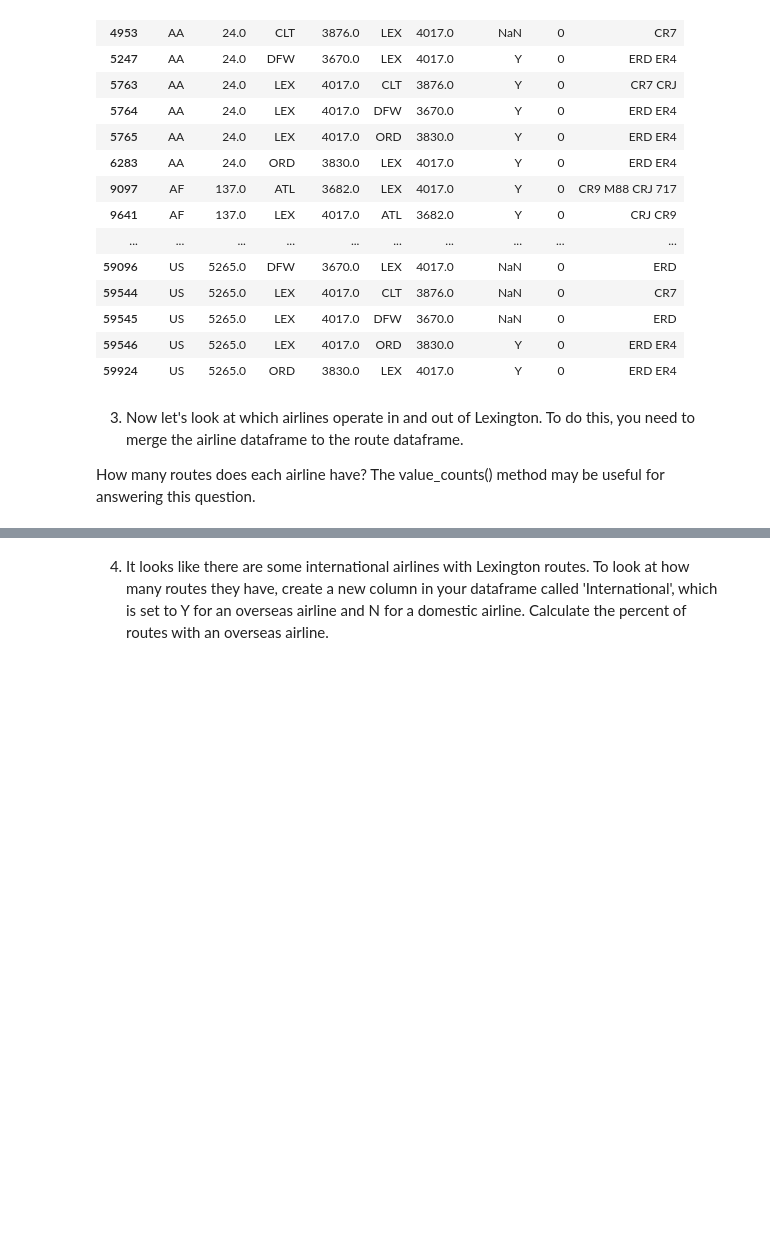
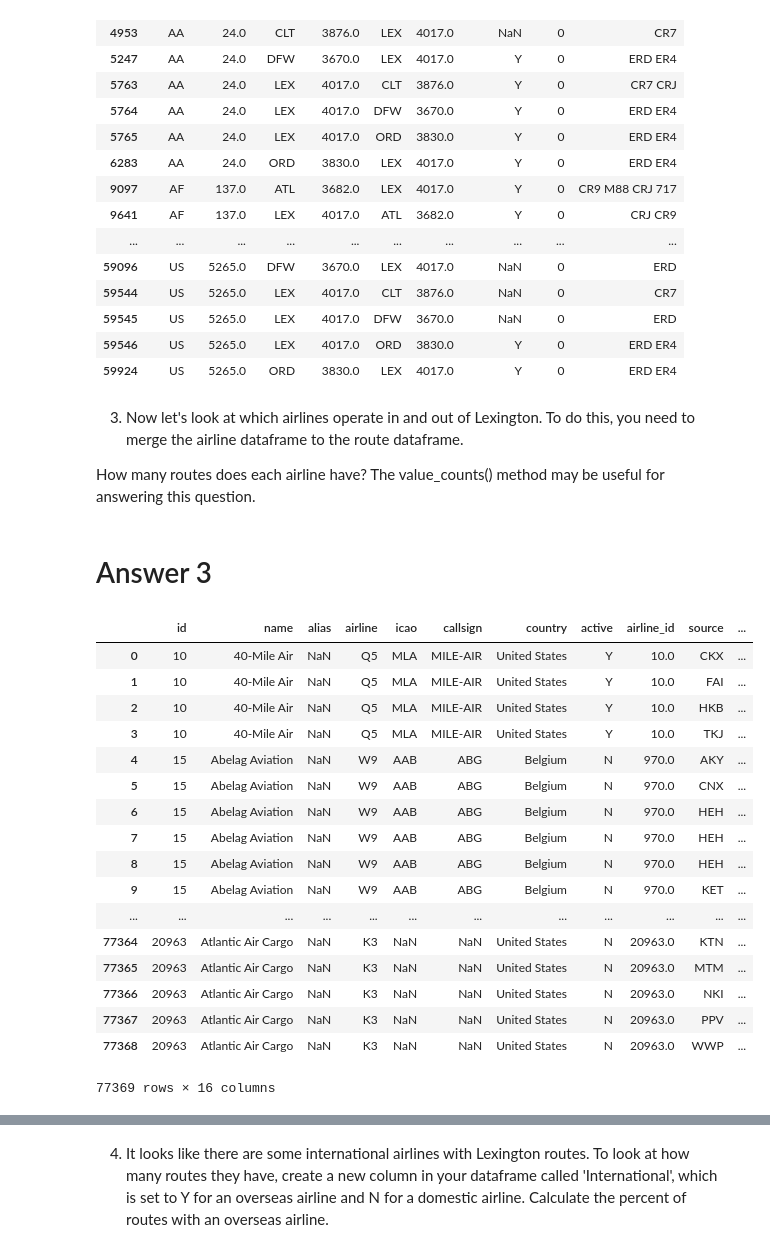
Before and after one commit to shafikamoni/ce599, a Jupyter notebook: 07-Data Wrangling/open-flights.ipynb, the cells around one changed output, grey strips where cells are left out. Drawn from its saved outputs; the diff is of its cells as text; code cells hidden in the pictures; blank space fills up the shorter version.

```diff
--- a/07-Data Wrangling/open-flights.ipynb
+++ b/07-Data Wrangling/open-flights.ipynb
@@ -252,3 +258,28 @@ route_lex
 3) Now let's look at which airlines operate in and out of Lexington.  To do this, you need to merge the airline dataframe to the route dataframe.
 
 How many routes does each airline have?  The value_counts() method may be useful for answering this question.
+# %% [markdown]
+# Answer 3
+# %%
+
+airline_route_LEX = pd.merge(airlines,routes)
+airline_route_LEX
+# %% [output]
+|  | id | name | alias | airline | icao | callsign | country | active | airline_id | source | ... |
+| 0 | 10 | 40-Mile Air | NaN | Q5 | MLA | MILE-AIR | United States | Y | 10.0 | CKX | ... |
+| 1 | 10 | 40-Mile Air | NaN | Q5 | MLA | MILE-AIR | United States | Y | 10.0 | FAI | ... |
+| 2 | 10 | 40-Mile Air | NaN | Q5 | MLA | MILE-AIR | United States | Y | 10.0 | HKB | ... |
+| 3 | 10 | 40-Mile Air | NaN | Q5 | MLA | MILE-AIR | United States | Y | 10.0 | TKJ | ... |
+| 4 | 15 | Abelag Aviation | NaN | W9 | AAB | ABG | Belgium | N | 970.0 | AKY | ... |
+| 5 | 15 | Abelag Aviation | NaN | W9 | AAB | ABG | Belgium | N | 970.0 | CNX | ... |
+| 6 | 15 | Abelag Aviation | NaN | W9 | AAB | ABG | Belgium | N | 970.0 | HEH | ... |
+| 7 | 15 | Abelag Aviation | NaN | W9 | AAB | ABG | Belgium | N | 970.0 | HEH | ... |
+| 8 | 15 | Abelag Aviation | NaN | W9 | AAB | ABG | Belgium | N | 970.0 | HEH | ... |
+| 9 | 15 | Abelag Aviation | NaN | W9 | AAB | ABG | Belgium | N | 970.0 | KET | ... |
+| ... | ... | ... | ... | ... | ... | ... | ... | ... | ... | ... | ... |
+| 77364 | 20963 | Atlantic Air Cargo | NaN | K3 | NaN | NaN | United States | N | 20963.0 | KTN | ... |
+| 77365 | 20963 | Atlantic Air Cargo | NaN | K3 | NaN | NaN | United States | N | 20963.0 | MTM | ... |
+| 77366 | 20963 | Atlantic Air Cargo | NaN | K3 | NaN | NaN | United States | N | 20963.0 | NKI | ... |
+| 77367 | 20963 | Atlantic Air Cargo | NaN | K3 | NaN | NaN | United States | N | 20963.0 | PPV | ... |
+| 77368 | 20963 | Atlantic Air Cargo | NaN | K3 | NaN | NaN | United States | N | 20963.0 | WWP | ... |
+77369 rows × 16 columns
```
Also changed, not shown: parts of 22 cells of this notebook, 1 other file.
